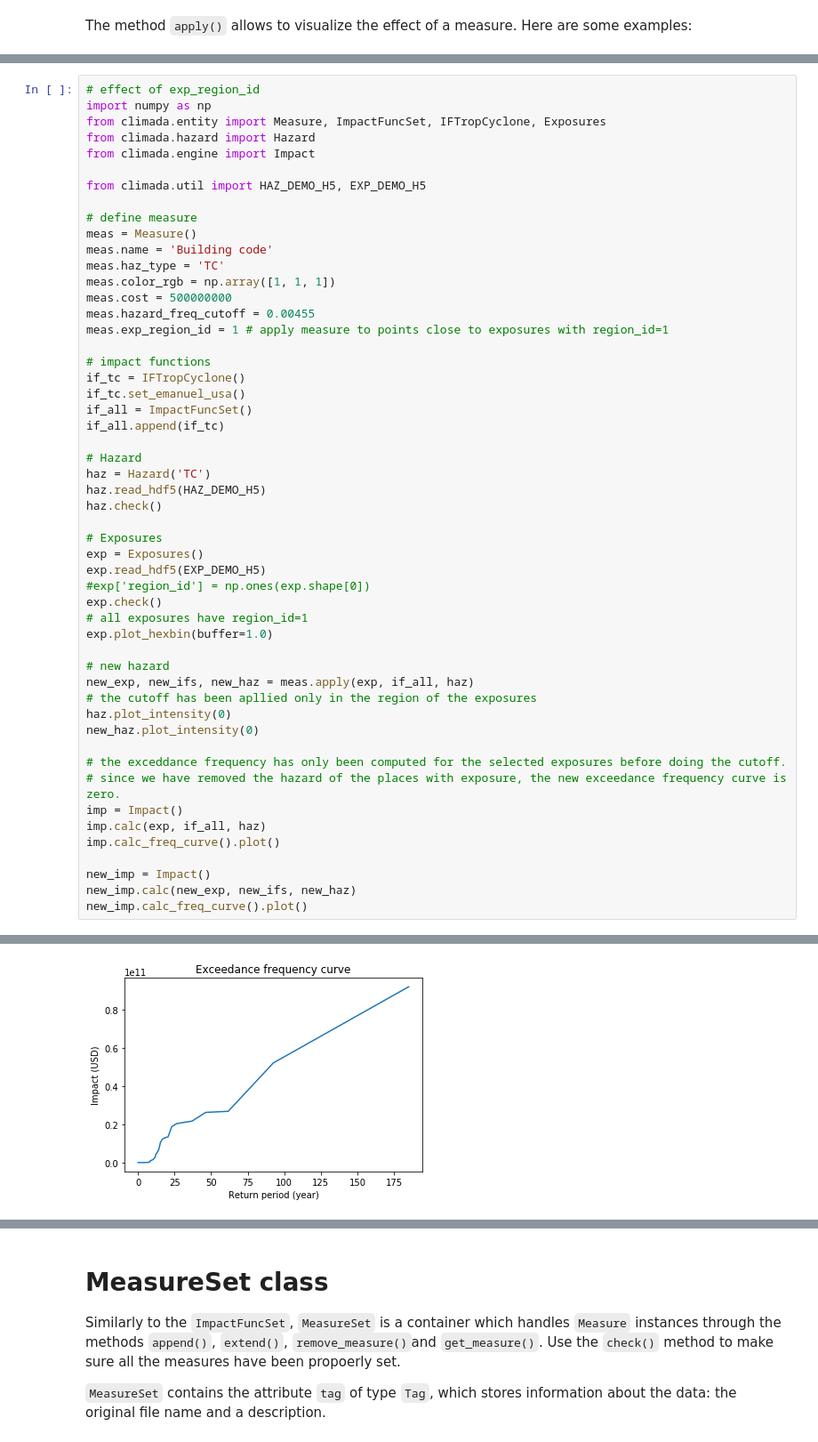
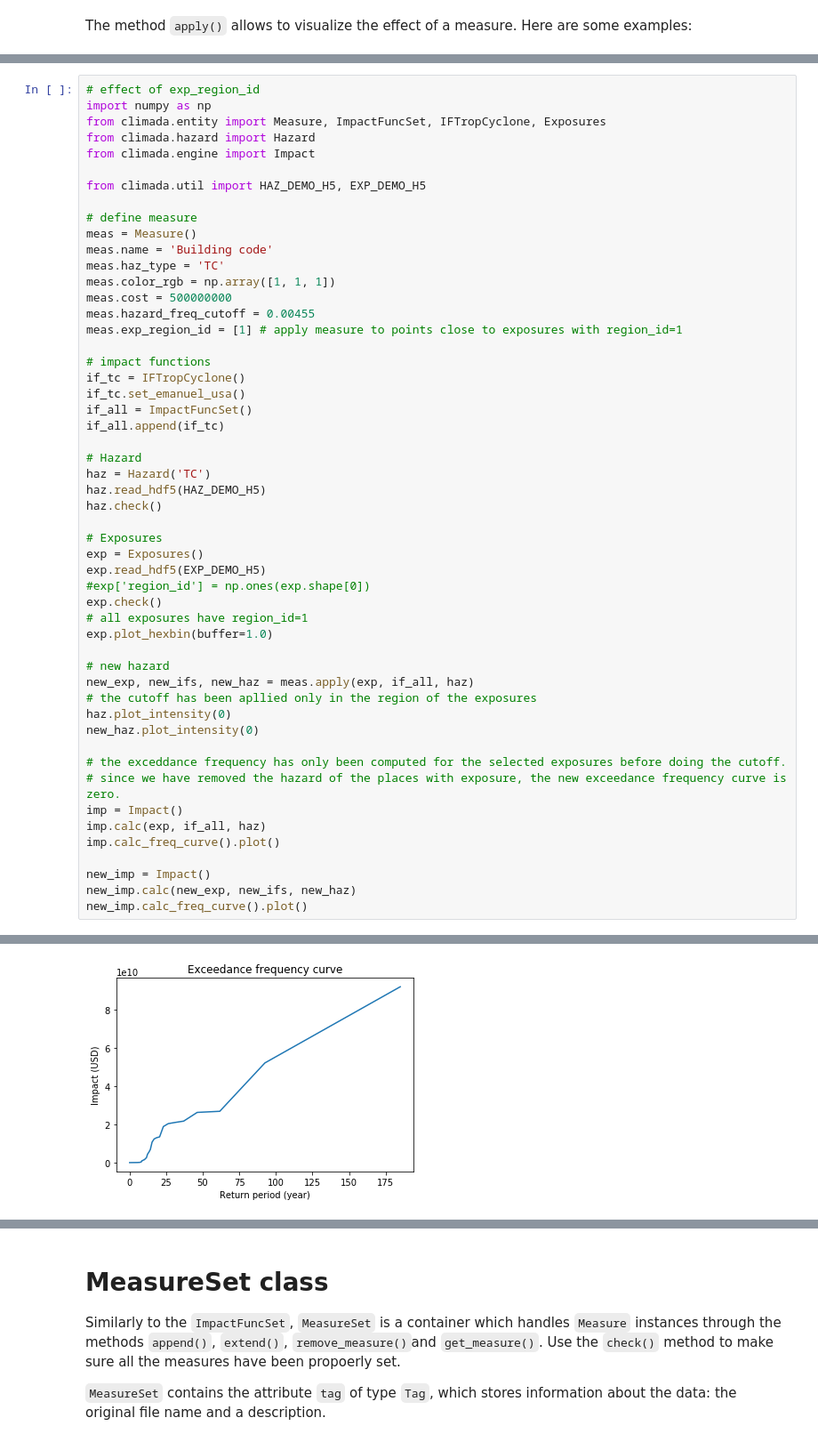
Before and after one commit to tylerriccio33/cfg-climada-fork, a Jupyter notebook: doc/tutorial/climada_entity_MeasureSet.ipynb, the cells around one changed output, grey strips where cells are left out. Shown at 89% size. Saved outputs shown, nothing was run; the diff lists cells and outputs as text.

```diff
--- a/doc/tutorial/climada_entity_MeasureSet.ipynb
+++ b/doc/tutorial/climada_entity_MeasureSet.ipynb
@@ -168,7 +165,7 @@ meas.haz_type = 'TC'
 meas.color_rgb = np.array([1, 1, 1])
 meas.cost = 500000000
 meas.hazard_freq_cutoff = 0.00455
-meas.exp_region_id = 1 # apply measure to points close to exposures with region_id=1
+meas.exp_region_id = [1] # apply measure to points close to exposures with region_id=1
 
 # impact functions
 if_tc = IFTropCyclone()
@@ -221,5 +216,5 @@ new_imp.calc_freq_curve().plot()
 <matplotlib.axes._subplots.AxesSubplot at 0x...>
 [figure]
 [figure]
 [figure]
-[figure, old version]
+[figure, new version]
```
Also changed, not shown: parts of 5 cells of this notebook, 8 other files.
